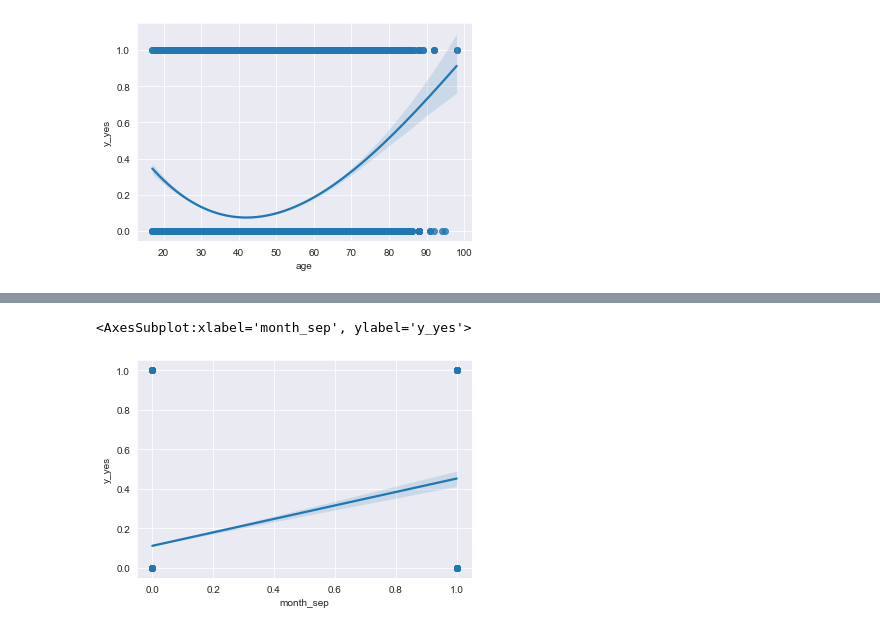
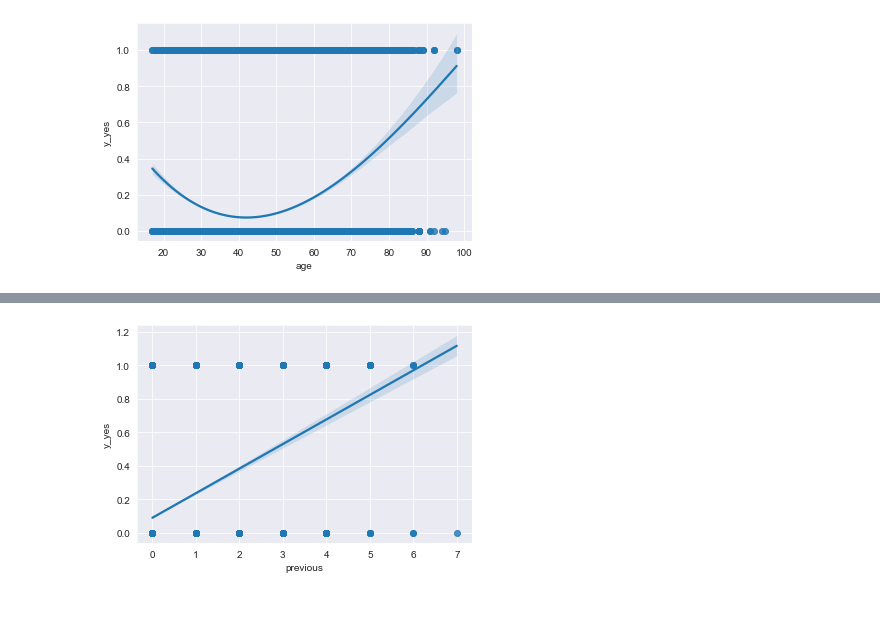
Before and after one commit to LIMDANBI/2021-2, a Jupyter notebook: DataMining/bank_marketing_analysis.ipynb, the cells around one changed output, grey strips where cells are left out. Saved outputs shown, nothing was run; the diff lists cells and outputs as text; code cells hidden in the pictures.

```diff
--- a/DataMining/bank_marketing_analysis.ipynb
+++ b/DataMining/bank_marketing_analysis.ipynb
@@ -278,5 +300,4 @@ sns.regplot(x="age", y="y_yes", order=3, data=df1, truncate=True);
 # %%
-sns.regplot(x="month_sep", y="y_yes", order=1, data=df1, truncate=True)
+sns.regplot(x="previous", y="y_yes", order=1, data=df1, truncate=True);
 # %% [output]
-<AxesSubplot:xlabel='month_sep', ylabel='y_yes'>
-[figure, old version]
+[figure, new version]
```
Also changed, not shown: parts of 7 cells of this notebook.
